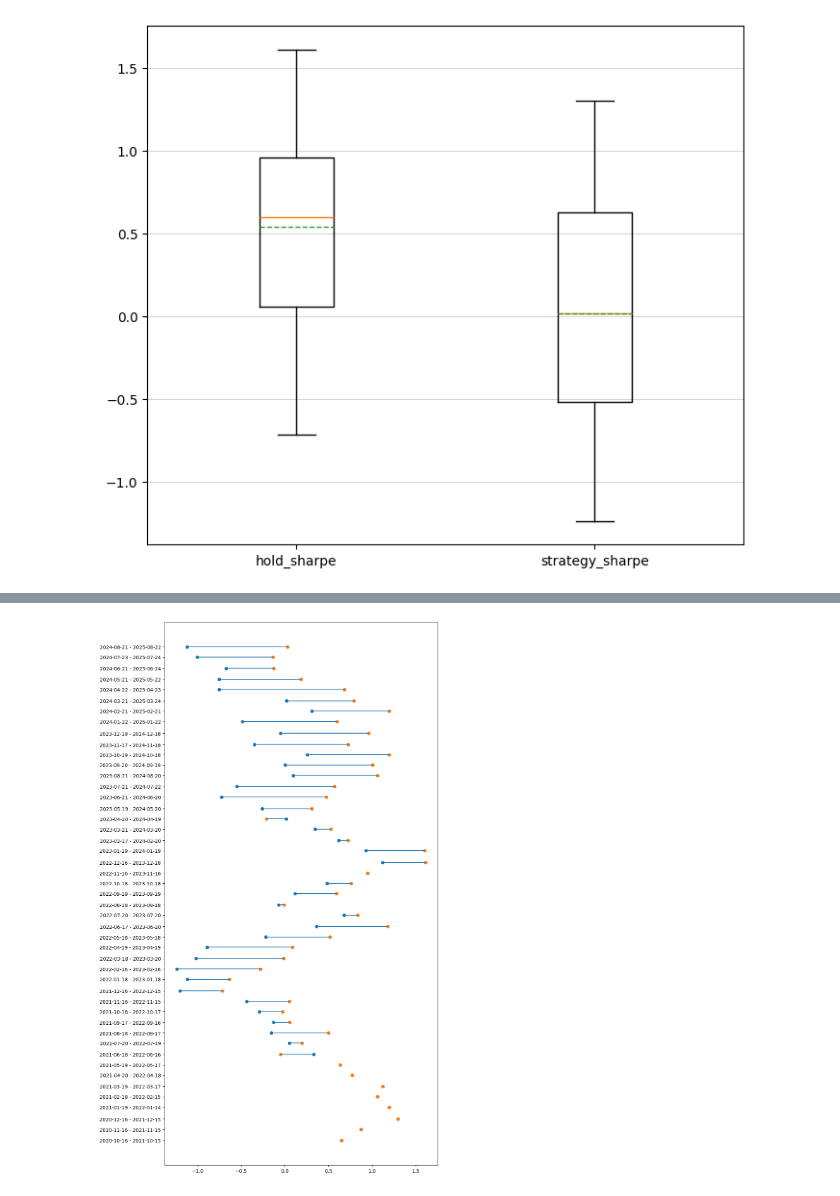
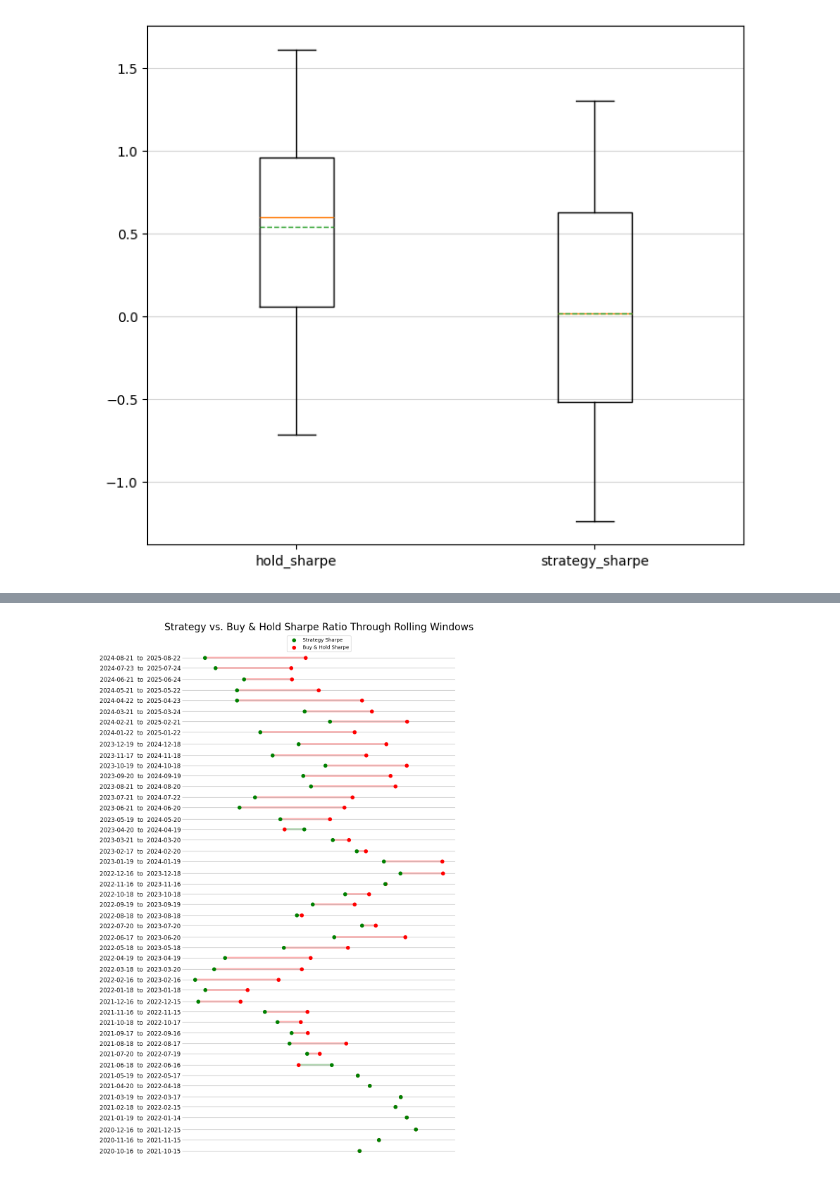
Before and after one commit to JamieW365/trading_algos, a Jupyter notebook: notebooks/simple_ma_crossover.ipynb, the cells around one changed output, grey strips where cells are left out. Cells and saved outputs as stored; diff of their text form; code cells hidden in the pictures.

Commit message:
rolling window comparison plot tidy up

```diff
--- a/notebooks/simple_ma_crossover.ipynb
+++ b/notebooks/simple_ma_crossover.ipynb
@@ -766,25 +767,42 @@ for idx, val in df_rolling['period_end'].items():
 # %%
 yticks = []
 
 fig, ax = plt.subplots(figsize=(10,20))
 
-ax.scatter(df_rolling[['strategy_sharpe']], df_rolling.index)
-ax.scatter(df_rolling[['hold_sharpe']], df_rolling.index)
+ax.set_title('Strategy vs. Buy & Hold Sharpe Ratio Through Rolling Windows', fontsize=20)
+ax.scatter(df_rolling[['strategy_sharpe']], df_rolling.index, zorder=3, color='green', label='Strategy Sharpe', s=50)
+ax.scatter(df_rolling[['hold_sharpe']], df_rolling.index, zorder=2, color='red', label='Buy & Hold Sharpe', s=50)
 
 for idx, val in df_rolling['period_end'].items():
 
-    yticks.append(f'{idx.date()} - {val.date()}')
+    yticks.append(f'{idx.date()}  to  {val.date()}')
 
     # add a case for colour of the lines  >, < , =
+
+    if df_rolling.loc[idx]['strategy_sharpe'] > df_rolling.loc[idx]['hold_sharpe']:
+        line_color = 'green'
+    else:
+        line_color = 'red'
+
     ax.hlines(idx,
               xmin=min(df_rolling.loc[idx]['strategy_sharpe'], df_rolling.loc[idx]['hold_sharpe']),
-              xmax=max(df_rolling.loc[idx]['strategy_sharpe'], df_rolling.loc[idx]['hold_sharpe'])
+              xmax=max(df_rolling.loc[idx]['strategy_sharpe'], df_rolling.loc[idx]['hold_sharpe']),
+              color=line_color,
+              linewidth=4,
+              alpha=0.3,
+              zorder=1
               )
+
+ax.legend(loc='upper center')
+ax.tick_params(axis='y', labelsize=12, length=0)
+ax.tick_params(axis="x", bottom=False, labelbottom=False)
+ax.spines[['left', 'top', 'right', 'bottom']].set_visible(False)
+ax.grid(axis='y')
 
 plt.yticks(df_rolling.index, yticks)
 
 plt.show;
 # %% [output]
-[figure, old version]
+[figure, new version]
 # %%
 df_rolling.loc['2022-09-19']['strategy_sharpe']
```
Also changed, not shown: parts of 23 cells of this notebook.
